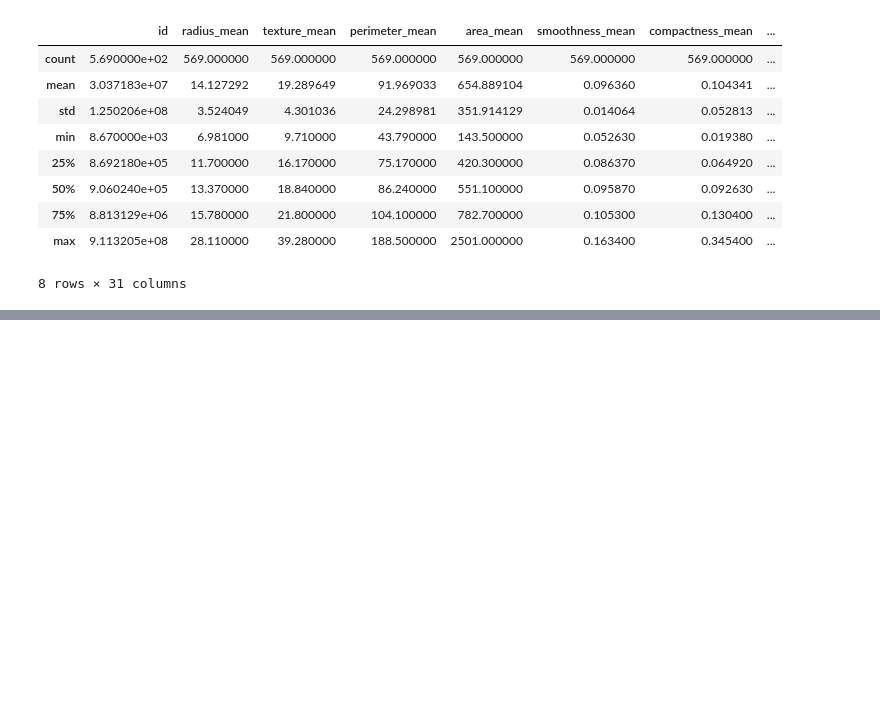
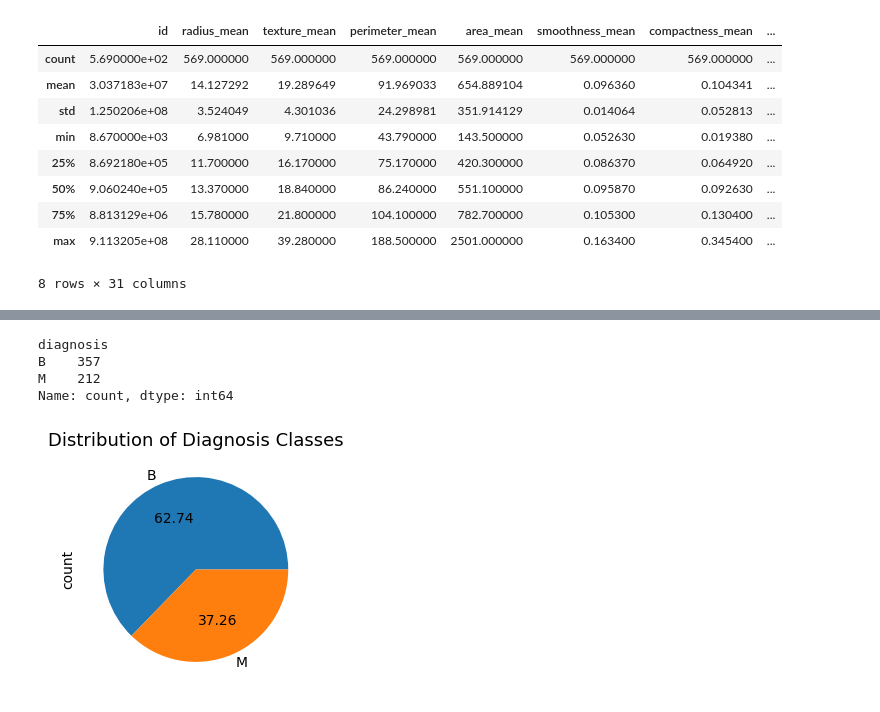
Before and after one commit to Mostafij-k/Advanced_ML_Project, a Jupyter notebook: Cancer_Project/Breast_Cancer.ipynb, the cells around one changed output, grey strips where cells are left out. Cells and saved outputs as stored; diff of their text form; code cells hidden in the pictures; blank space fills up the shorter version.

Commit message:
Perform Data Preprocessing and EDA

```diff
--- a/Cancer_Project/Breast_Cancer.ipynb
+++ b/Cancer_Project/Breast_Cancer.ipynb
@@ -69,0 +97,18 @@ Name: count, dtype: int64
+# %%
+# Check whether data is imbalanced or not
+df['diagnosis'].value_counts()
+# %% [output]
+diagnosis
+B    357
+M    212
+Name: count, dtype: int64
+# %%
+# Draw Pie chart to know the percentage frequency of Diagnosis classes
+plt.figure(figsize=(3,3))
+df['diagnosis'].value_counts().plot(
+    kind='pie',
+    autopct='%.2f', )
+plt.title('Distribution of Diagnosis Classes', fontsize=13)
+plt.show()
+# %% [output]
+[figure, added]
```
Also changed, not shown: parts of 10 cells of this notebook.
